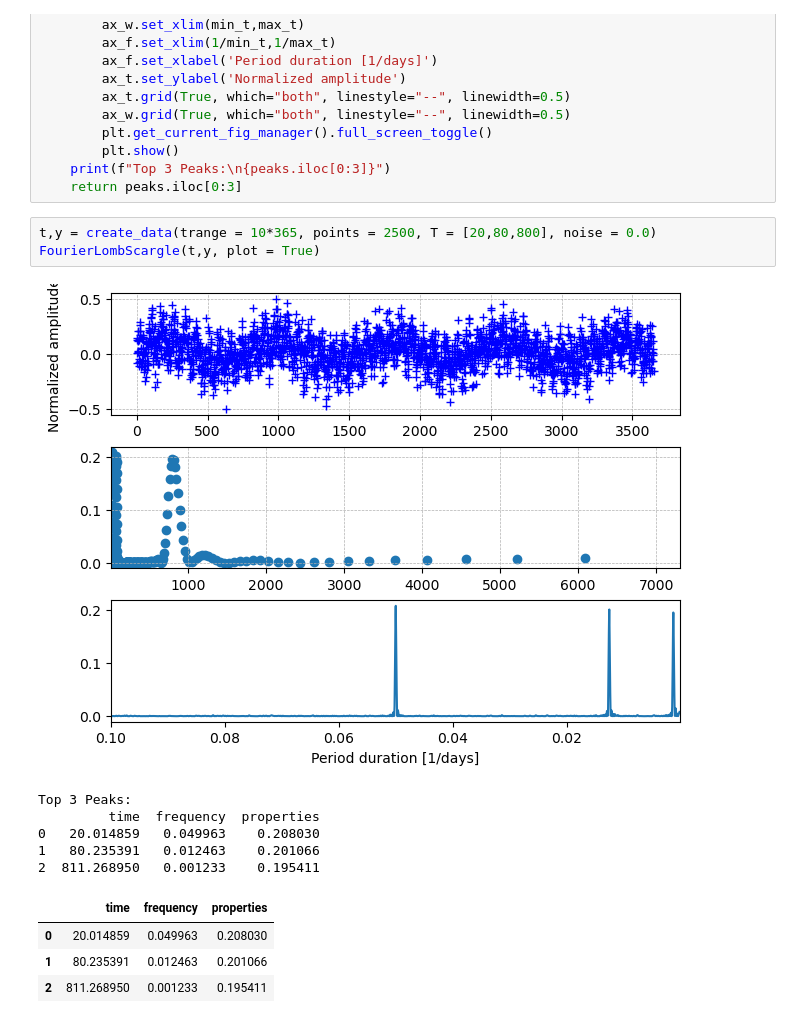
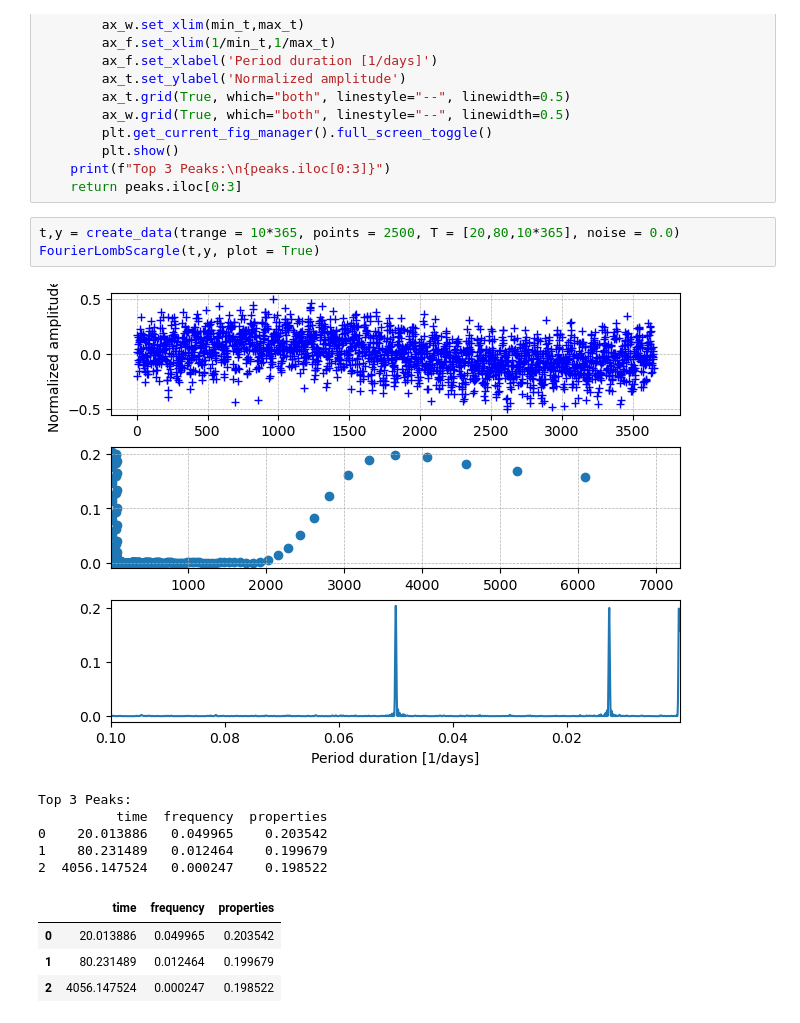
Before and after one commit to 4m0n/AstroTool, a Jupyter notebook: notebooks/LombScargle.ipynb, the cells around one changed output. Drawn from its saved outputs; the diff is of its cells as text.

Commit message:
enhanced synthetic visualization

```diff
--- a/notebooks/LombScargle.ipynb
+++ b/notebooks/LombScargle.ipynb
@@ -82,19 +84,19 @@ def FourierLombScargle(t,y, plot = False):
     print(f"Top 3 Peaks:\n{peaks.iloc[0:3]}")
     return peaks.iloc[0:3]
 # %%
-t,y = create_data(trange = 10*365, points = 2500, T = [20,80,800], noise = 0.0)
+t,y = create_data(trange = 10*365, points = 2500, T = [20,80,10*365], noise = 0.0)
 FourierLombScargle(t,y, plot = True)
 # %% [output]
-[figure, old version]
+[figure, new version]
 Top 3 Peaks:
-         time  frequency  properties
-0   20.014859   0.049963    0.208030
-1   80.235391   0.012463    0.201066
-2  811.268950   0.001233    0.195411
+          time  frequency  properties
+0    20.013886   0.049965    0.203542
+1    80.231489   0.012464    0.199679
+2  4056.147524   0.000247    0.198522
 |  | time | frequency | properties |
-| 0 | 20.014859 | 0.049963 | 0.208030 |
-| 1 | 80.235391 | 0.012463 | 0.201066 |
-| 2 | 811.268950 | 0.001233 | 0.195411 |
+| 0 | 20.013886 | 0.049965 | 0.203542 |
+| 1 | 80.231489 | 0.012464 | 0.199679 |
+| 2 | 4056.147524 | 0.000247 | 0.198522 |
 # %%
 t,y = create_data(trange = 10*365, points = 10000, T = [20,80,800], noise = 0.0)
 FourierLombScargle(t,y, plot = True)
```
Also changed, not shown: parts of 4 cells of this notebook, 4 other files.
